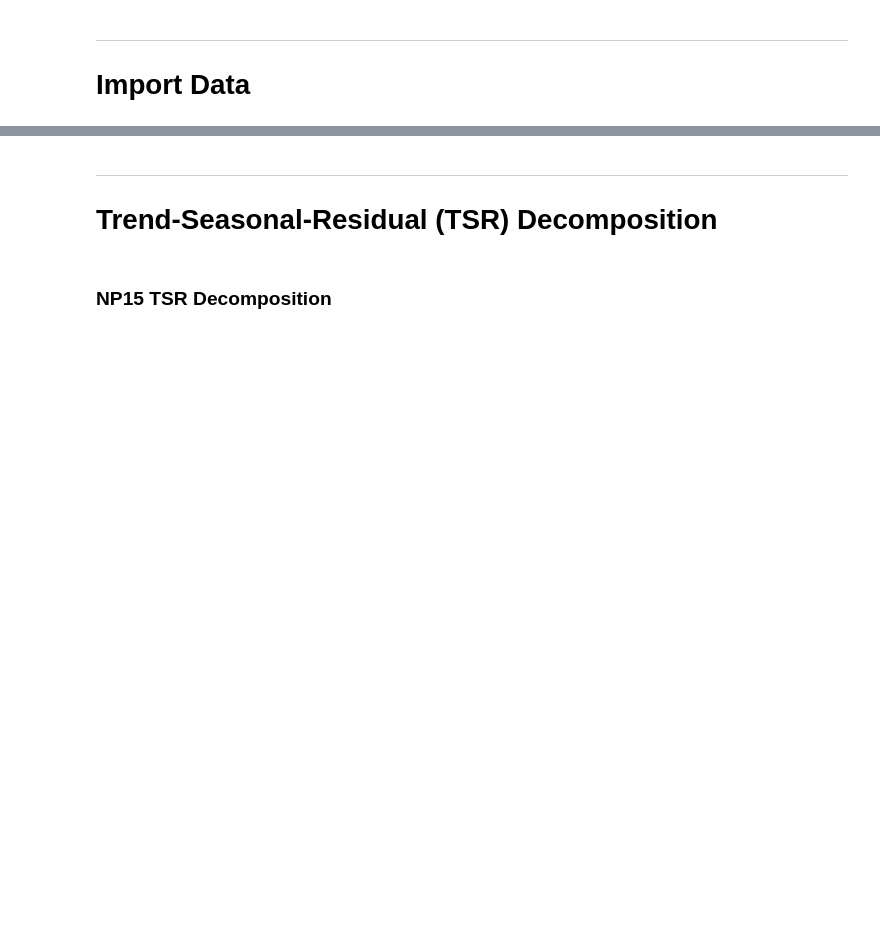
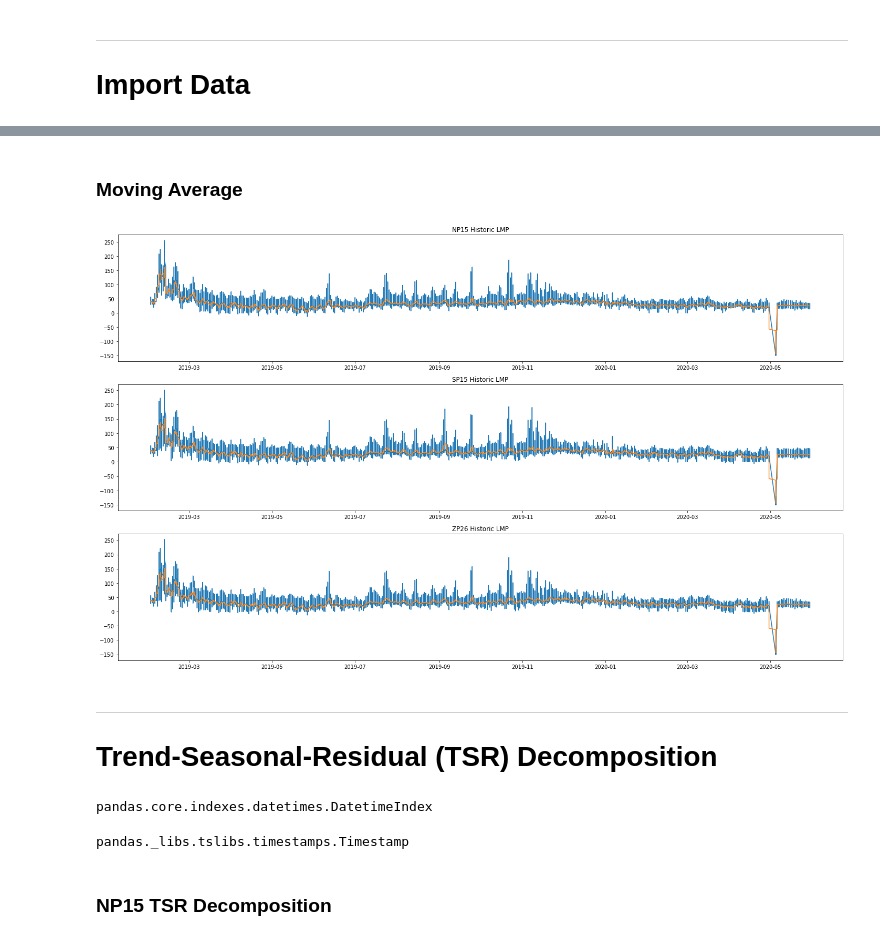
Before and after one commit to Morgan-Sell/caiso-price-forecast, a Jupyter notebook: arima.ipynb, the cells around one changed output, grey strips where cells are left out. Cells and saved outputs as stored; diff of their text form; code cells hidden in the pictures; blank space fills up the shorter version.

```diff
--- a/arima.ipynb
+++ b/arima.ipynb
@@ -49,4 +98,22 @@ zp26_lmp = caiso['$_MWH_zp26']
+# %% [markdown]
+### Moving Average
+# %%
+fig, axs = plt.subplots(len(all_lmp), figsize=(20, 12))
+hrs_smoothed = 24
+for i, name, curve in zip(range(len(all_lmp)), hub_names, all_lmp):
+    plot_moving_average_trend(axs[i], name, curve, hrs_smoothed)
+plt.tight_layout();
+# %% [output]
+[figure, added]
 # %% [markdown]
 ----
 # Trend-Seasonal-Residual (TSR) Decomposition
+# %%
+type(np15_lmp.index)
+# %% [output]
+pandas.core.indexes.datetimes.DatetimeIndex
+# %%
+type(np15_lmp.index[0])
+# %% [output]
+pandas._libs.tslibs.timestamps.Timestamp
 # %%
```
Also changed, not shown: parts of 20 cells of this notebook.
